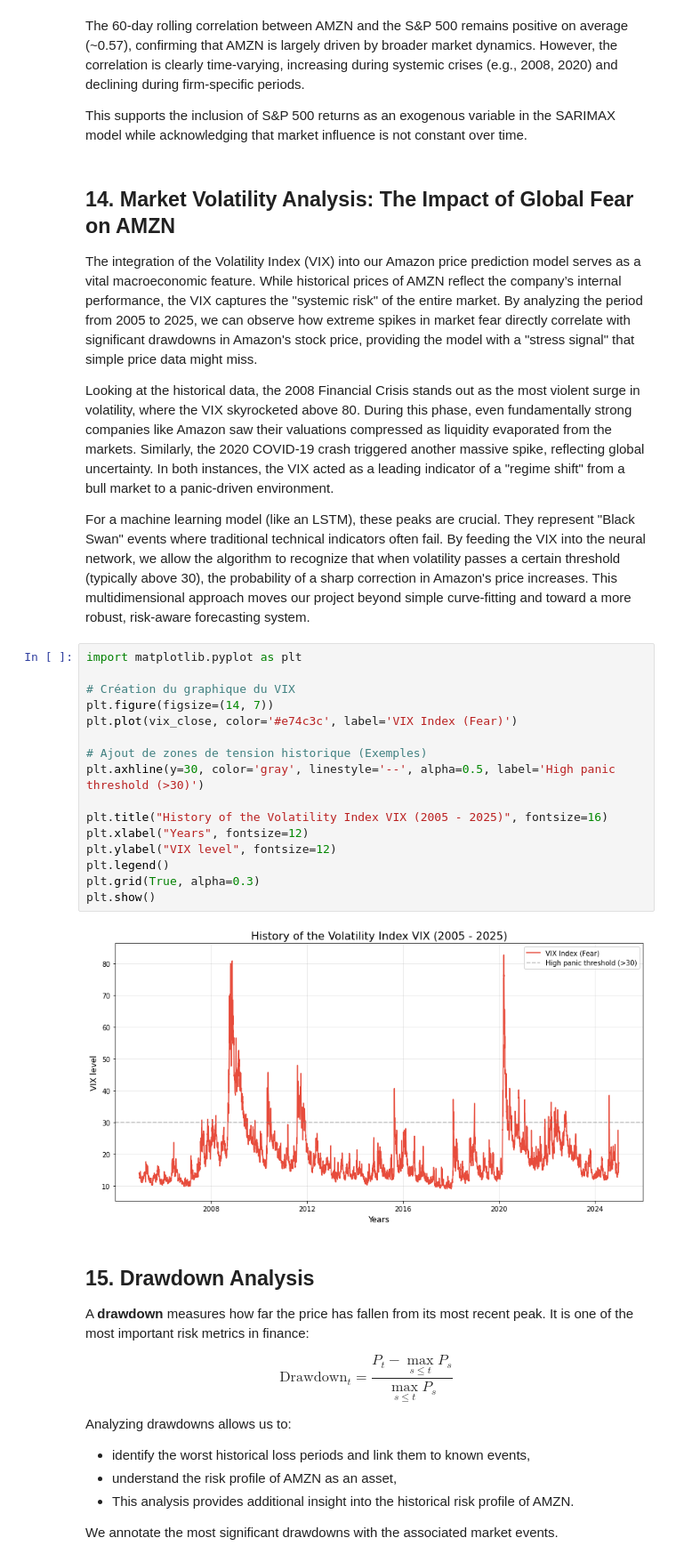
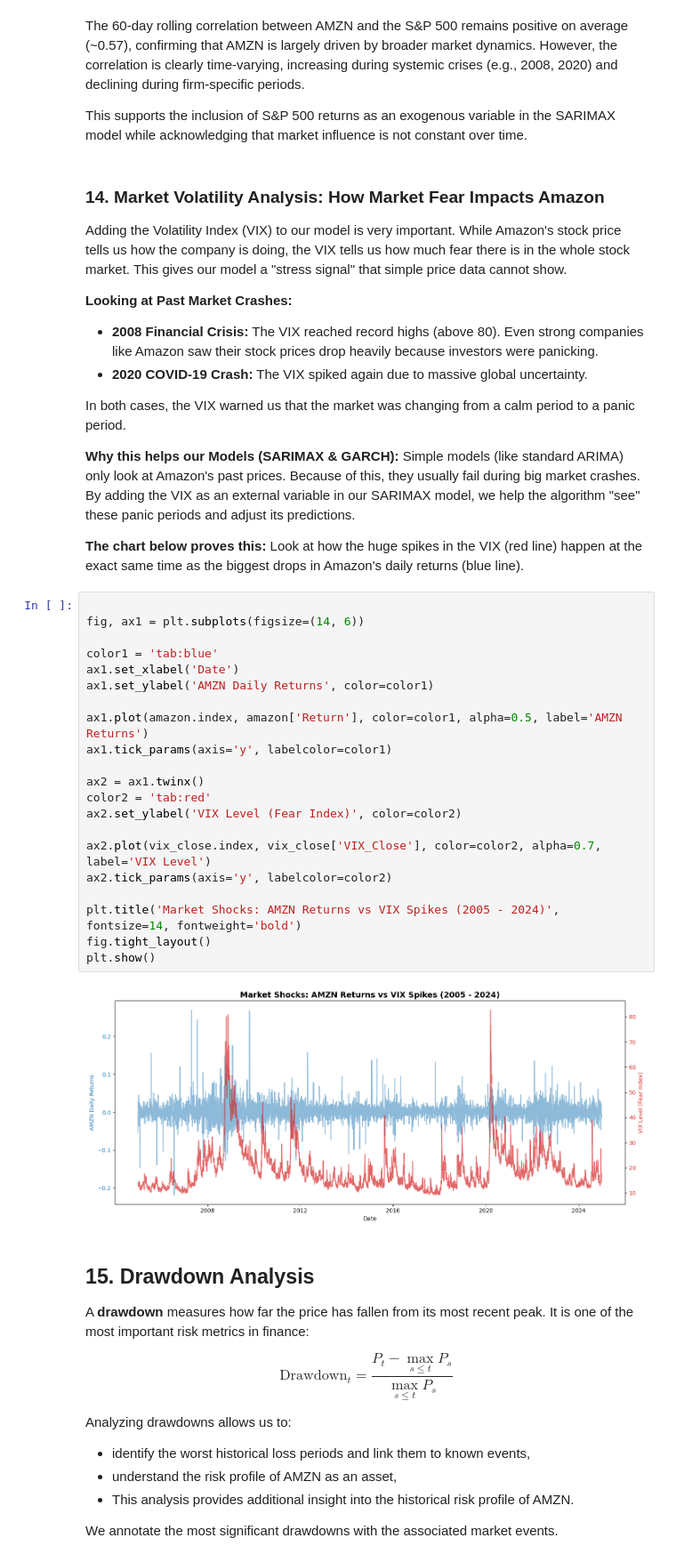
Before and after one commit to EdLac/stock-price-prediction-amazon, a Jupyter notebook: notebooks/01_data_download_and_eda.ipynb, the cells around one changed output. Shown at 89% size. Drawn from its saved outputs; the diff is of its cells as text.

```diff
--- a/notebooks/01_data_download_and_eda.ipynb
+++ b/notebooks/01_data_download_and_eda.ipynb
@@ -661,30 +692,43 @@ The 60-day rolling correlation between AMZN and the S&P 500 remains positive on
 
 This supports the inclusion of S&P 500 returns as an exogenous variable in the SARIMAX model while acknowledging that market influence is not constant over time.
 # %% [markdown]
-## 14. Market Volatility Analysis: The Impact of Global Fear on AMZN
-The integration of the Volatility Index (VIX) into our Amazon price prediction model serves as a vital macroeconomic feature. While historical prices of AMZN reflect the company’s internal performance, the VIX captures the "systemic risk" of the entire market. By analyzing the period from 2005 to 2025, we can observe how extreme spikes in market fear directly correlate with significant drawdowns in Amazon's stock price, providing the model with a "stress signal" that simple price data might miss.
+### 14. Market Volatility Analysis: How Market Fear Impacts Amazon
 
-Looking at the historical data, the 2008 Financial Crisis stands out as the most violent surge in volatility, where the VIX skyrocketed above 80. During this phase, even fundamentally strong companies like Amazon saw their valuations compressed as liquidity evaporated from the markets. Similarly, the 2020 COVID-19 crash triggered another massive spike, reflecting global uncertainty. In both instances, the VIX acted as a leading indicator of a "regime shift" from a bull market to a panic-driven environment.
+Adding the Volatility Index (VIX) to our model is very important. While Amazon's stock price tells us how the company is doing, the VIX tells us how much fear there is in the whole stock market. This gives our model a "stress signal" that simple price data cannot show.
 
-For a machine learning model (like an LSTM), these peaks are crucial. They represent "Black Swan" events where traditional technical indicators often fail. By feeding the VIX into the neural network, we allow the algorithm to recognize that when volatility passes a certain threshold (typically above 30), the probability of a sharp correction in Amazon's price increases. This multidimensional approach moves our project beyond simple curve-fitting and toward a more robust, risk-aware forecasting system.
+**Looking at Past Market Crashes:**
+- **2008 Financial Crisis:** The VIX reached record highs (above 80). Even strong companies like Amazon saw their stock prices drop heavily because investors were panicking.
+- **2020 COVID-19 Crash:** The VIX spiked again due to massive global uncertainty.
+
+In both cases, the VIX warned us that the market was changing from a calm period to a panic period.
+
+**Why this helps our Models (SARIMAX & GARCH):**
+Simple models (like standard ARIMA) only look at Amazon's past prices. Because of this, they usually fail during big market crashes. By adding the VIX as an external variable in our SARIMAX model, we help the algorithm "see" these panic periods and adjust its predictions.
+
+**The chart below proves this:** Look at how the huge spikes in the VIX (red line) happen at the exact same time as the biggest drops in Amazon's daily returns (blue line).
-# %%
-import matplotlib.pyplot as plt
-
-# Création du graphique du VIX
-plt.figure(figsize=(14, 7))
-plt.plot(vix_close, color='#e74c3c', label='VIX Index (Fear)')
-
-# Ajout de zones de tension historique (Exemples)
-plt.axhline(y=30, color='gray', linestyle='--', alpha=0.5, label='High panic threshold (>30)')
-
-plt.title("History of the Volatility Index VIX (2005 - 2025)", fontsize=16)
-plt.xlabel("Years", fontsize=12)
-plt.ylabel("VIX level", fontsize=12)
-plt.legend()
-plt.grid(True, alpha=0.3)
-plt.show()
-# %% [output]
-[figure, removed]
+# %%
+
+fig, ax1 = plt.subplots(figsize=(14, 6))
+
+color1 = 'tab:blue'
+ax1.set_xlabel('Date')
+ax1.set_ylabel('AMZN Daily Returns', color=color1)
+
+ax1.plot(amazon.index, amazon['Return'], color=color1, alpha=0.5, label='AMZN Returns')
+ax1.tick_params(axis='y', labelcolor=color1)
+
+ax2 = ax1.twinx()
+color2 = 'tab:red'
+ax2.set_ylabel('VIX Level (Fear Index)', color=color2)
+
+ax2.plot(vix_close.index, vix_close['VIX_Close'], color=color2, alpha=0.7, label='VIX Level')
+ax2.tick_params(axis='y', labelcolor=color2)
+
+plt.title('Market Shocks: AMZN Returns vs VIX Spikes (2005 - 2024)', fontsize=14, fontweight='bold')
+fig.tight_layout()
+plt.show()
+# %% [output]
+[figure, added]
 # %% [markdown]
 ## 15. Drawdown Analysis
 
```
Also changed, not shown: parts of 19 cells of this notebook, 2 other files.
